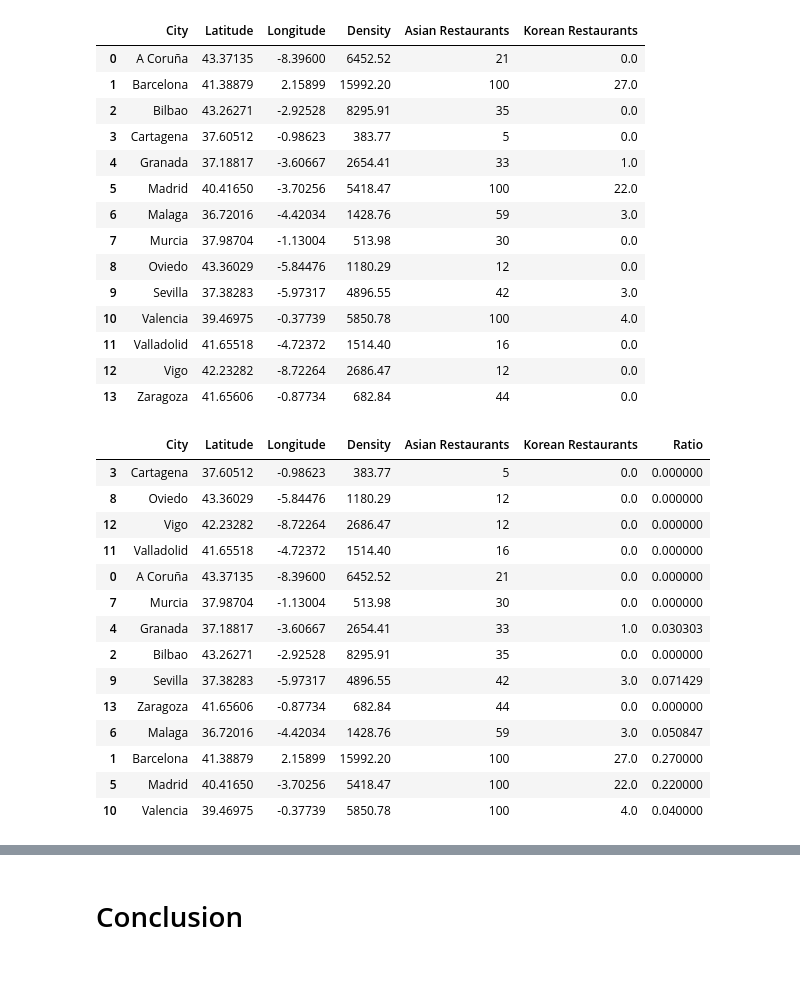
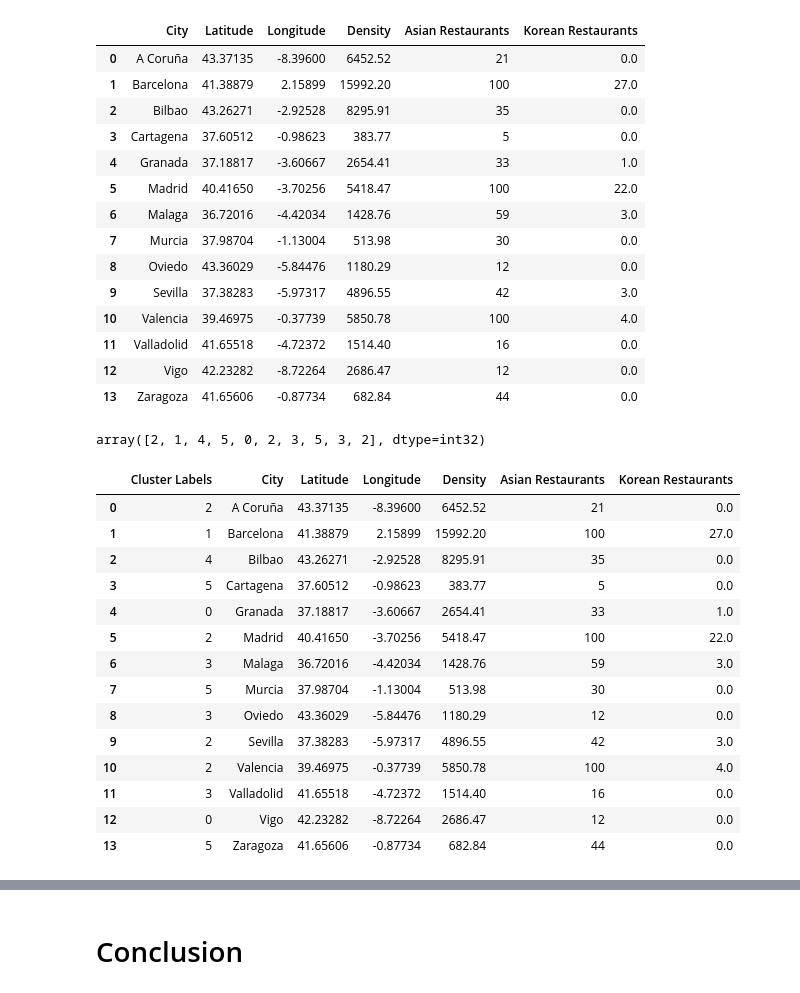
Before and after one commit to omarrumbo/Coursera_Capstone, a Jupyter notebook: Final Project.ipynb, the cells around one changed output, grey strips where cells are left out. Cells and saved outputs as stored; diff of their text form; code cells hidden in the pictures.

```diff
--- a/Final Project.ipynb
+++ b/Final Project.ipynb
@@ -81,7 +72,9 @@ LIMIT = 200 # A default Foursquare API limit value
 # %% [markdown]
 ### Checking that each spot has the correct coordenates
 # %%
-map_spain = folium.Map(location=[40.41650, -3.70256], zoom_start=7)
+
+
+map_spain = folium.Map(location=[40.41650, -3.70256], zoom_start=6)
 
 # add markers to map
 for lat, lng, city in zip(spain_df['Latitude'], spain_df['Longitude'], spain_df['City']):
@@ -313,23 +306,29 @@ df
 | 11 | Valladolid | 41.65518 | -4.72372 | 1514.40 | 16 | 0.0 |
 | 12 | Vigo | 42.23282 | -8.72264 | 2686.47 | 12 | 0.0 |
 | 13 | Zaragoza | 41.65606 | -0.87734 | 682.84 | 44 | 0.0 |
-# %%
-values = df['Korean Restaurants'] / df['Asian Restaurants']
-df['Ratio'] = values
-df.sort_values(by=['Asian Restaurants'])
-# %% [output]
-|  | City | Latitude | Longitude | Density | Asian Restaurants | Korean Restaurants | Ratio |
-| 3 | Cartagena | 37.60512 | -0.98623 | 383.77 | 5 | 0.0 | 0.000000 |
-| 8 | Oviedo | 43.36029 | -5.84476 | 1180.29 | 12 | 0.0 | 0.000000 |
-| 12 | Vigo | 42.23282 | -8.72264 | 2686.47 | 12 | 0.0 | 0.000000 |
-| 11 | Valladolid | 41.65518 | -4.72372 | 1514.40 | 16 | 0.0 | 0.000000 |
-| 0 | A Coruña | 43.37135 | -8.39600 | 6452.52 | 21 | 0.0 | 0.000000 |
-| 7 | Murcia | 37.98704 | -1.13004 | 513.98 | 30 | 0.0 | 0.000000 |
-| 4 | Granada | 37.18817 | -3.60667 | 2654.41 | 33 | 1.0 | 0.030303 |
-| 2 | Bilbao | 43.26271 | -2.92528 | 8295.91 | 35 | 0.0 | 0.000000 |
-| 9 | Sevilla | 37.38283 | -5.97317 | 4896.55 | 42 | 3.0 | 0.071429 |
-| 13 | Zaragoza | 41.65606 | -0.87734 | 682.84 | 44 | 0.0 | 0.000000 |
-| 6 | Malaga | 36.72016 | -4.42034 | 1428.76 | 59 | 3.0 | 0.050847 |
-| 1 | Barcelona | 41.38879 | 2.15899 | 15992.20 | 100 | 27.0 | 0.270000 |
-| 5 | Madrid | 40.41650 | -3.70256 | 5418.47 | 100 | 22.0 | 0.220000 |
-| 10 | Valencia | 39.46975 | -0.37739 | 5850.78 | 100 | 4.0 | 0.040000 |
+# %%
+kclusters = 6
+df_clustering = df.drop(['City', 'Latitude','Longitude'],1)
+kmeans = KMeans(n_clusters=kclusters, random_state=0).fit(df_clustering)
+kmeans.labels_[0:10]
+# %% [output]
+array([2, 1, 4, 5, 0, 2, 3, 5, 3, 2], dtype=int32)
+# %%
+df.insert(0, 'Cluster Labels', kmeans.labels_)
+df
+# %% [output]
+|  | Cluster Labels | City | Latitude | Longitude | Density | Asian Restaurants | Korean Restaurants |
+| 0 | 2 | A Coruña | 43.37135 | -8.39600 | 6452.52 | 21 | 0.0 |
+| 1 | 1 | Barcelona | 41.38879 | 2.15899 | 15992.20 | 100 | 27.0 |
+| 2 | 4 | Bilbao | 43.26271 | -2.92528 | 8295.91 | 35 | 0.0 |
+| 3 | 5 | Cartagena | 37.60512 | -0.98623 | 383.77 | 5 | 0.0 |
+| 4 | 0 | Granada | 37.18817 | -3.60667 | 2654.41 | 33 | 1.0 |
+| 5 | 2 | Madrid | 40.41650 | -3.70256 | 5418.47 | 100 | 22.0 |
+| 6 | 3 | Malaga | 36.72016 | -4.42034 | 1428.76 | 59 | 3.0 |
+| 7 | 5 | Murcia | 37.98704 | -1.13004 | 513.98 | 30 | 0.0 |
+| 8 | 3 | Oviedo | 43.36029 | -5.84476 | 1180.29 | 12 | 0.0 |
+| 9 | 2 | Sevilla | 37.38283 | -5.97317 | 4896.55 | 42 | 3.0 |
+| 10 | 2 | Valencia | 39.46975 | -0.37739 | 5850.78 | 100 | 4.0 |
+| 11 | 3 | Valladolid | 41.65518 | -4.72372 | 1514.40 | 16 | 0.0 |
+| 12 | 0 | Vigo | 42.23282 | -8.72264 | 2686.47 | 12 | 0.0 |
+| 13 | 5 | Zaragoza | 41.65606 | -0.87734 | 682.84 | 44 | 0.0 |
```
Also changed, not shown: parts of 5 cells of this notebook.
